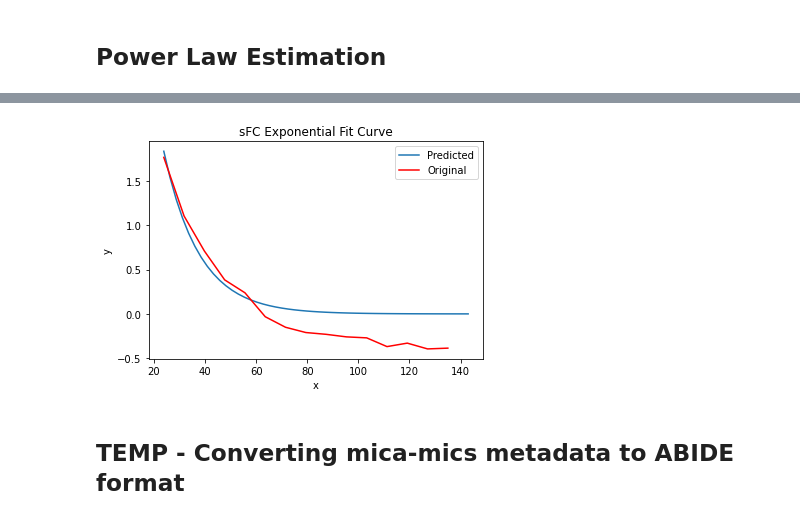
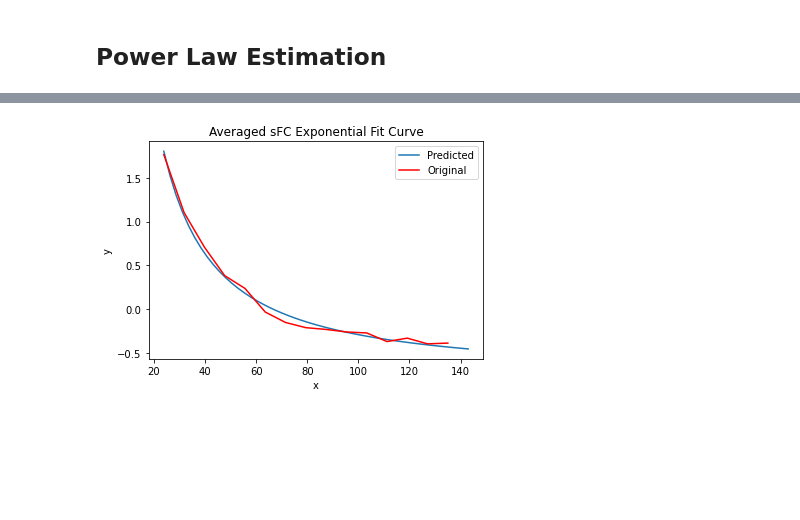
Before and after one commit to shivanshseth/fmri-functional-connectivity-ising, a Jupyter notebook: src/results.ipynb, the cells around one changed output, grey strips where cells are left out. Cells and saved outputs as stored; diff of their text form; code cells hidden in the pictures; blank space fills up the shorter version.

```diff
--- a/src/results.ipynb
+++ b/src/results.ipynb
@@ -356,7 +374,16 @@ plt.tick_params(axis='both', which='major', direction='inout', length = 10, widt
 # %%
 def exponential(x, a=1, k=1):
     return a*np.exp(x*k)
+
+def power_law(x, a=1, k=1, eps=0):
+    return (a*np.power(x, k)) + eps
+
+opt_func = power_law
 # %%
 range_start, range_end = 2, -2
-ising_pars, ising_cov = curve_fit(f=exponential, xdata=x[range_start:range_end], ydata=ising_mean[range_start:range_end], p0=[1, 0])
-fc_pars, fc_cov = curve_fit(f=exponential, xdata=x[range_start:range_end], ydata=fc_mean[range_start:range_end], p0=[1, 0])
+ising_pars, ising_cov = curve_fit(f=opt_func, xdata=x[range_start:range_end], ydata=ising_mean[range_start:range_end], p0=[1, 0, 0])
+fc_pars, fc_cov = curve_fit(f=opt_func, xdata=x[range_start:range_end], ydata=fc_mean[range_start:range_end], p0=[1, 0, 0])
+ising_neg_pars, ising_neg_cov = curve_fit(f=opt_func, xdata=x[range_start:range_end], ydata=ising_neg_mean[range_start:range_end], p0=[1, 0, 0])
+fc_neg_pars, fc_neg_cov = curve_fit(f=opt_func, xdata=x[range_start:range_end], ydata=fc_neg_mean[range_start:range_end], p0=[1, 0, 0])
+ising_pos_pars, ising_pos_cov = curve_fit(f=opt_func, xdata=x[range_start:range_end], ydata=ising_pos_mean[range_start:range_end], p0=[1, 0, 0])
+fc_pos_pars, fc_pos_cov = curve_fit(f=opt_func, xdata=x[range_start:range_end], ydata=fc_pos_mean[range_start:range_end], p0=[1, 0, 0])
@@ -383,20 +441,19 @@ plt.legend()
 # %%
 xrange = np.linspace(x[range_start], x[range_end])
 
 
 plt.xlabel("x")
 plt.ylabel("y")
 
 # plt.text(0.5, 0.7, 'sdddsadash', snap=True)
 
-plt.plot(xrange, exponential(xrange, *fc_pars), label="Predicted")
+plt.plot(xrange, opt_func(xrange, *fc_pars), label="Predicted")
 plt.plot(x[range_start:range_end], fc_mean[range_start:range_end], color='red', label = 'Original')
 
-plt.title("sFC Exponential Fit Curve")
+plt.title("Averaged sFC Exponential Fit Curve")
 plt.legend()
 
-plt.show()
+if save_figs:
+    plt.savefig(os.path.join(fig_save_dir, fig_save_prefix + "_fc-pl-fit.png"))
 # %% [output]
-[figure, old version]
+[figure, new version]
-# %% [markdown]
-## TEMP - Converting mica-mics metadata to ABIDE format
```
Also changed, not shown: parts of 28 cells of this notebook.
